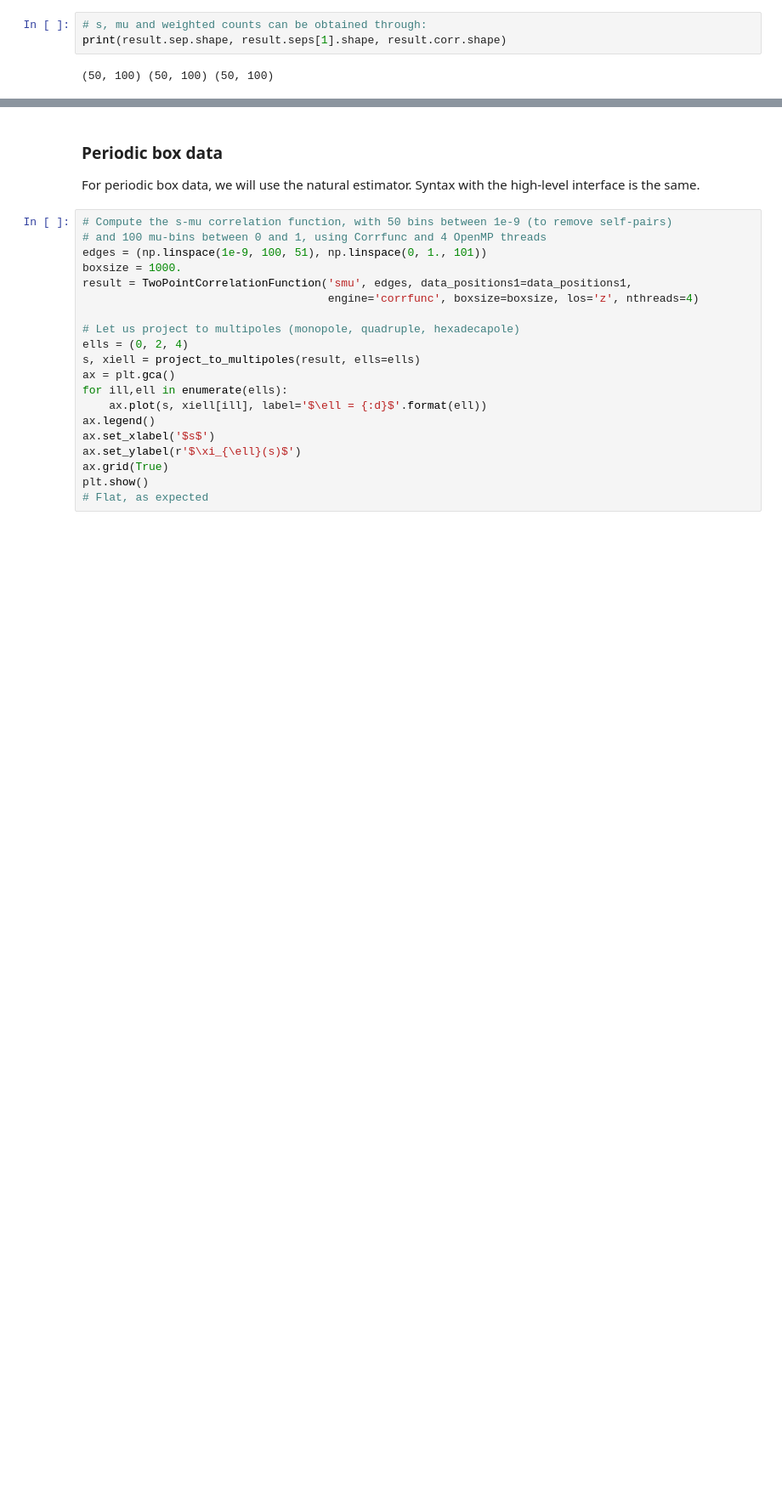
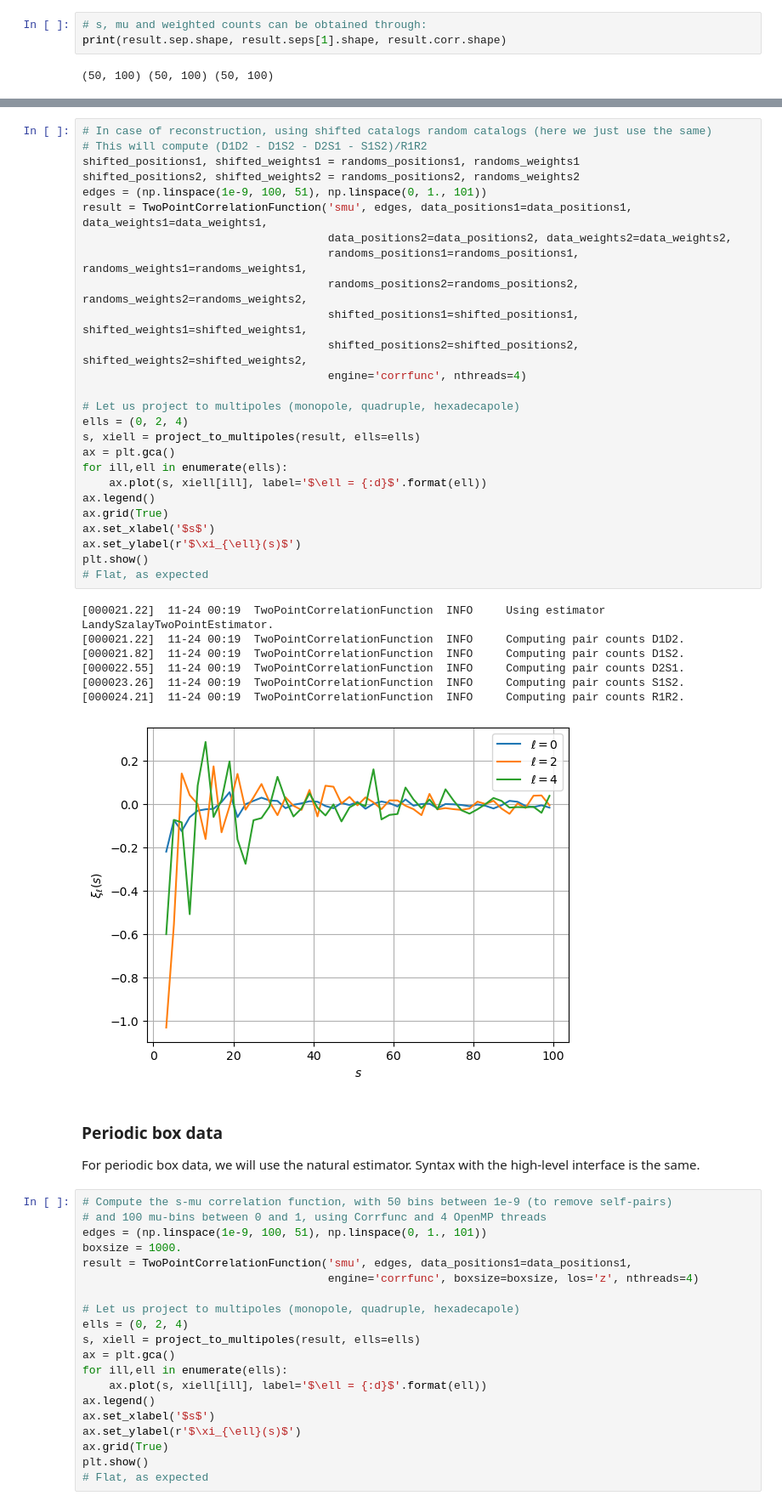
Before and after one commit to cosmodesi/pycorr, a Jupyter notebook: nb/basic_examples.ipynb, the cells around one changed output, grey strips where cells are left out. Shown at 85% size. Saved outputs shown, nothing was run; the diff lists cells and outputs as text; blank space fills up the shorter version.

```diff
--- a/nb/basic_examples.ipynb
+++ b/nb/basic_examples.ipynb
@@ -162,3 +196,37 @@ plt.show()
+# %%
+# In case of reconstruction, using shifted catalogs random catalogs (here we just use the same)
+# This will compute (D1D2 - D1S2 - D2S1 - S1S2)/R1R2
+shifted_positions1, shifted_weights1 = randoms_positions1, randoms_weights1
+shifted_positions2, shifted_weights2 = randoms_positions2, randoms_weights2
+edges = (np.linspace(1e-9, 100, 51), np.linspace(0, 1., 101))
+result = TwoPointCorrelationFunction('smu', edges, data_positions1=data_positions1, data_weights1=data_weights1,
+                                     data_positions2=data_positions2, data_weights2=data_weights2,
+                                     randoms_positions1=randoms_positions1, randoms_weights1=randoms_weights1,
+                                     randoms_positions2=randoms_positions2, randoms_weights2=randoms_weights2,
+                                     shifted_positions1=shifted_positions1, shifted_weights1=shifted_weights1,
+                                     shifted_positions2=shifted_positions2, shifted_weights2=shifted_weights2,
+                                     engine='corrfunc', nthreads=4)
+
+# Let us project to multipoles (monopole, quadruple, hexadecapole)
+ells = (0, 2, 4)
+s, xiell = project_to_multipoles(result, ells=ells)
+ax = plt.gca()
+for ill,ell in enumerate(ells):
+    ax.plot(s, xiell[ill], label='$\ell = {:d}$'.format(ell))
+ax.legend()
+ax.grid(True)
+ax.set_xlabel('$s$')
+ax.set_ylabel(r'$\xi_{\ell}(s)$')
+plt.show()
+# Flat, as expected
+# %% [output]
+[000021.22]  11-24 00:19  TwoPointCorrelationFunction  INFO     Using estimator LandySzalayTwoPointEstimator.
+[000021.22]  11-24 00:19  TwoPointCorrelationFunction  INFO     Computing pair counts D1D2.
+[000021.82]  11-24 00:19  TwoPointCorrelationFunction  INFO     Computing pair counts D1S2.
+[000022.55]  11-24 00:19  TwoPointCorrelationFunction  INFO     Computing pair counts D2S1.
+[000023.26]  11-24 00:19  TwoPointCorrelationFunction  INFO     Computing pair counts S1S2.
+[000024.21]  11-24 00:19  TwoPointCorrelationFunction  INFO     Computing pair counts R1R2.
+[figure, added]
 # %% [markdown]
 ### Periodic box data
 
```
Also changed, not shown: parts of 10 cells of this notebook, 18 other files.
